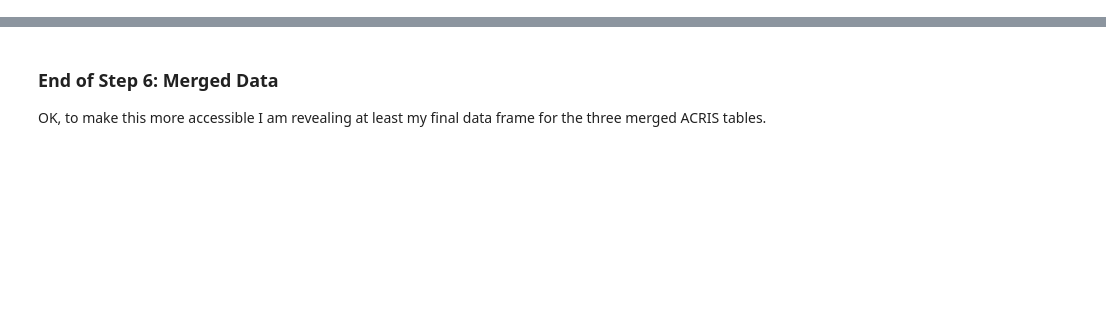
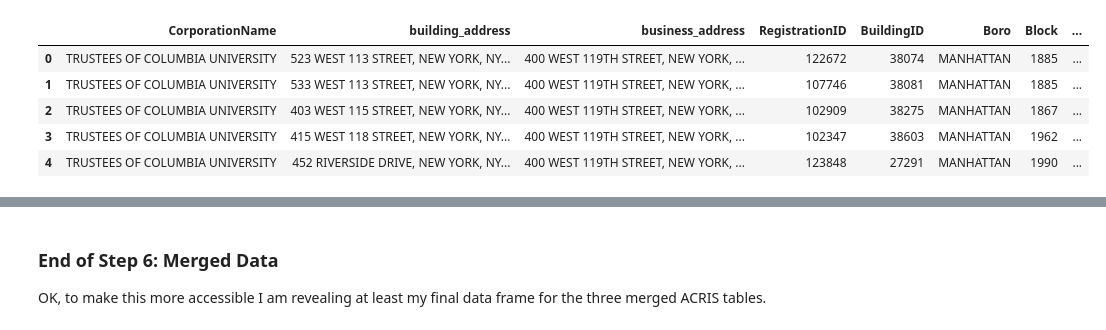
Before and after one commit to hgorledeenn/final_project, a Jupyter notebook: pt_2.ipynb, the cells around one changed output, grey strips where cells are left out. Drawn from its saved outputs; the diff is of its cells as text; code cells hidden in the pictures; blank space fills up the shorter version.

```diff
--- a/pt_2.ipynb
+++ b/pt_2.ipynb
@@ -105,3 +40,20 @@ import duckdb
+# %%
+query = '''
+SELECT *
+FROM df_legals AS df
+LEFT JOIN read_csv_auto('data/real_property_master.csv') AS master
+ON df."DOCUMENT ID" = master."DOCUMENT ID";
+'''
+
+df_legals_master = duckdb.sql(query).df()
+df_legals_master.head()
+# %% [output]
+|  | CorporationName | building_address | business_address | RegistrationID | BuildingID | Boro | Block | ... |
+| 0 | TRUSTEES OF COLUMBIA UNIVERSITY | 523 WEST 113 STREET, NEW YORK, NY... | 400 WEST 119TH STREET, NEW YORK, ... | 122672 | 38074 | MANHATTAN | 1885 | ... |
+| 1 | TRUSTEES OF COLUMBIA UNIVERSITY | 533 WEST 113 STREET, NEW YORK, NY... | 400 WEST 119TH STREET, NEW YORK, ... | 107746 | 38081 | MANHATTAN | 1885 | ... |
+| 2 | TRUSTEES OF COLUMBIA UNIVERSITY | 403 WEST 115 STREET, NEW YORK, NY... | 400 WEST 119TH STREET, NEW YORK, ... | 102909 | 38275 | MANHATTAN | 1867 | ... |
+| 3 | TRUSTEES OF COLUMBIA UNIVERSITY | 415 WEST 118 STREET, NEW YORK, NY... | 400 WEST 119TH STREET, NEW YORK, ... | 102347 | 38603 | MANHATTAN | 1962 | ... |
+| 4 | TRUSTEES OF COLUMBIA UNIVERSITY | 452 RIVERSIDE DRIVE, NEW YORK, NY... | 400 WEST 119TH STREET, NEW YORK, ... | 123848 | 27291 | MANHATTAN | 1990 | ... |
 # %%
 query = '''
 SELECT *
```
Also changed, not shown: parts of 43 cells of this notebook, 1 other file.
